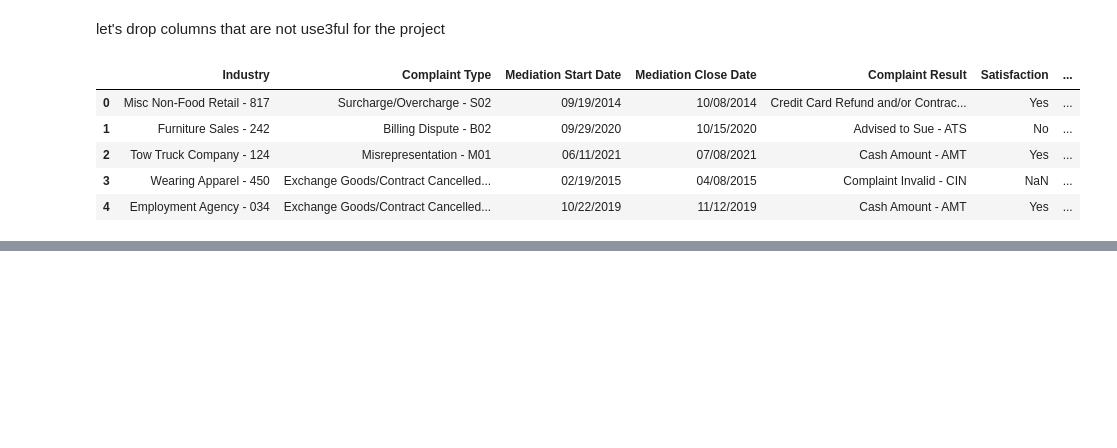
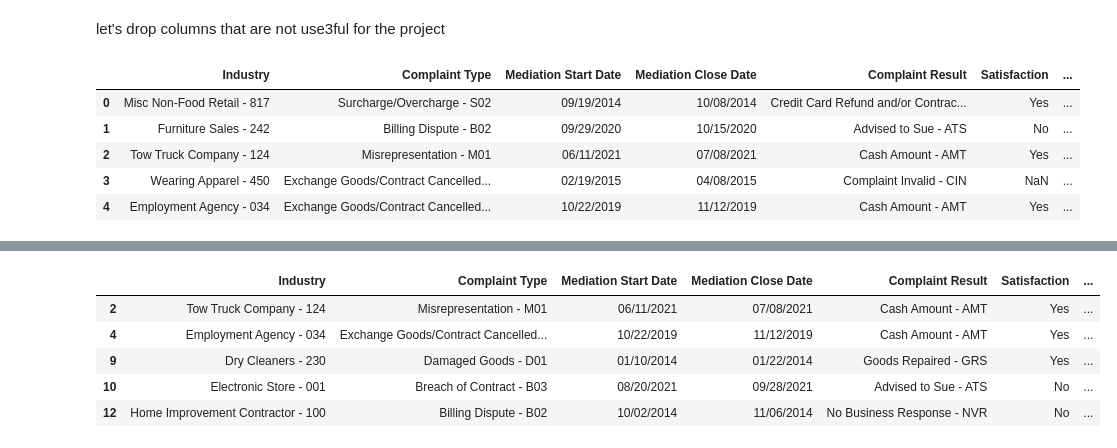
Before and after one commit to waheeb123/Covid_test, a Jupyter notebook: work_on_final_project.ipynb, the cells around one changed output, grey strips where cells are left out. Saved outputs shown, nothing was run; the diff lists cells and outputs as text; code cells hidden in the pictures; blank space fills up the shorter version.

```diff
--- a/work_on_final_project.ipynb
+++ b/work_on_final_project.ipynb
@@ -107,0 +123,12 @@ KeyError: ignored
+# %%
+# Dropping rows with missing values
+df.dropna(inplace=True)
+# %%
+df.head()
+# %% [output]
+|  | Industry | Complaint Type | Mediation Start Date | Mediation Close Date | Complaint Result | Satisfaction | ... |
+| 2 | Tow Truck Company - 124 | Misrepresentation - M01 | 06/11/2021 | 07/08/2021 | Cash Amount - AMT | Yes | ... |
+| 4 | Employment Agency - 034 | Exchange Goods/Contract Cancelled... | 10/22/2019 | 11/12/2019 | Cash Amount - AMT | Yes | ... |
+| 9 | Dry Cleaners - 230 | Damaged Goods - D01 | 01/10/2014 | 01/22/2014 | Goods Repaired - GRS | Yes | ... |
+| 10 | Electronic Store - 001 | Breach of Contract - B03 | 08/20/2021 | 09/28/2021 | Advised to Sue - ATS | No | ... |
+| 12 | Home Improvement Contractor - 100 | Billing Dispute - B02 | 10/02/2014 | 11/06/2014 | No Business Response - NVR | No | ... |
```
Also changed, not shown: parts of 3 cells of this notebook.
